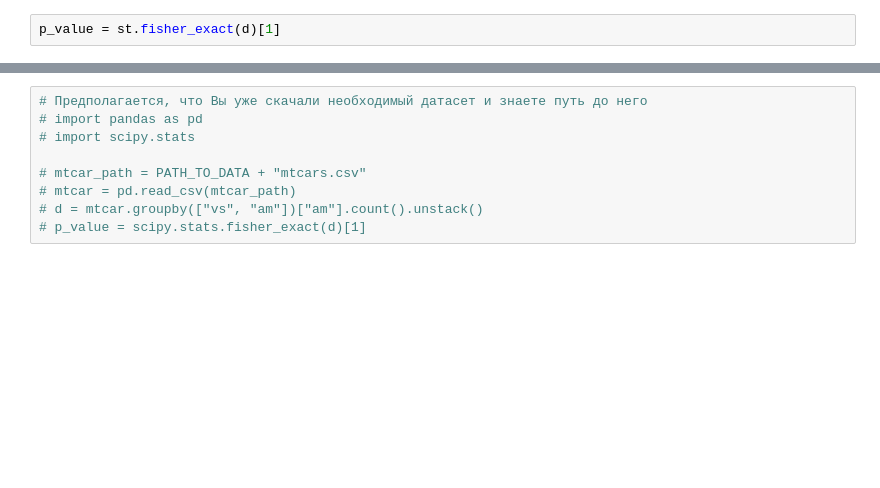
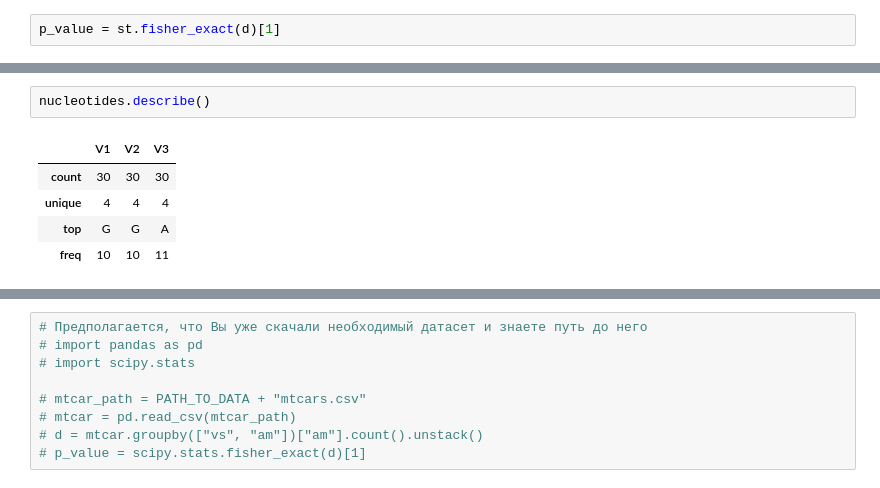
Before and after one commit to Osfory/Statistical_and_Data_Analysis_Test_area, a Jupyter notebook: Python/My_First_Chapter - Exploratory_DA.ipynb, the cells around one changed output, grey strips where cells are left out. Drawn from its saved outputs; the diff is of its cells as text; blank space fills up the shorter version.

```diff
--- a/Python/My_First_Chapter - Exploratory_DA.ipynb
+++ b/Python/My_First_Chapter - Exploratory_DA.ipynb
@@ -194,0 +108,8 @@ p_value = st.fisher_exact(d)[1]
+# %%
+nucleotides.describe()
+# %% [output]
+|  | V1 | V2 | V3 |
+| count | 30 | 30 | 30 |
+| unique | 4 | 4 | 4 |
+| top | G | G | A |
+| freq | 10 | 10 | 11 |
```
Also changed, not shown: parts of 101 cells of this notebook.
